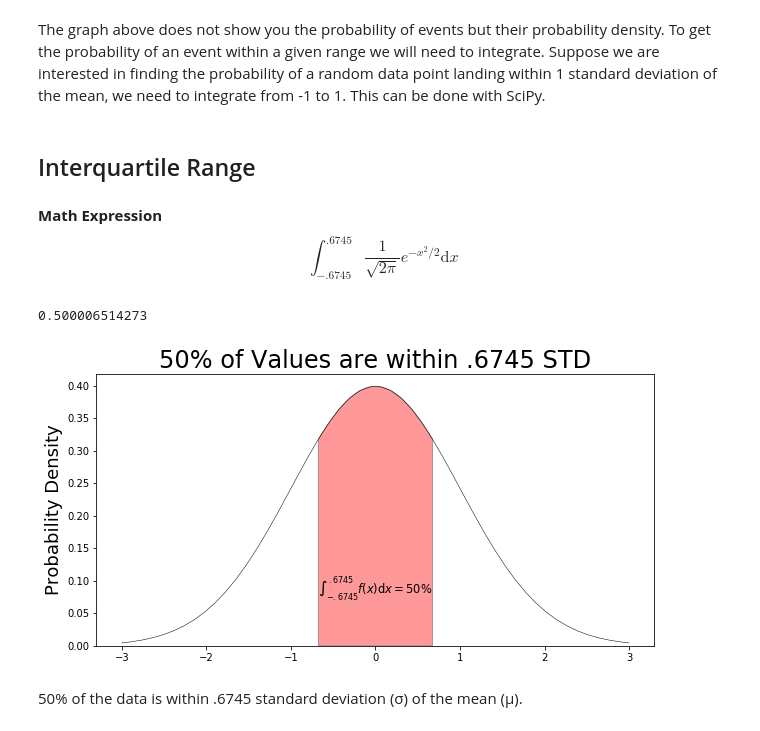
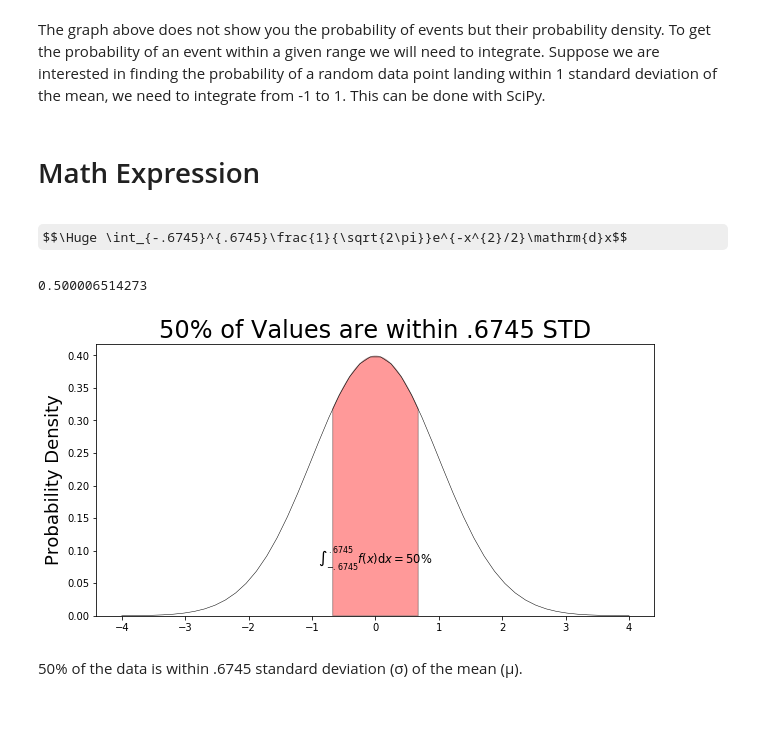
Before and after one commit to mGalarnyk/Python_Tutorials, a Jupyter notebook: Statistics/box_plot.ipynb, the cells around one changed output. Cells and saved outputs as stored; diff of their text form; code cells hidden in the pictures; some formulas as TeX source.

```diff
--- a/Statistics/box_plot.ipynb
+++ b/Statistics/box_plot.ipynb
@@ -394,10 +394,10 @@ ax.set_ylabel('Probability Density', size = 20);
 [figure]
 # %% [markdown]
 The graph above does not show you the probability of events but their probability density. To get the probability of an event within a given range we will need to integrate. Suppose we are interested in finding the probability of a random data point landing within 1 standard deviation of the mean, we need to integrate from -1 to 1. This can be done with SciPy.
-# %% [markdown]
-## Interquartile Range
+# %% [markdown]
+# Math Expression
 # %% [markdown]
-<b>Math Expression</b> $$\int_{-.6745}^{.6745}\frac{1}{\sqrt{2\pi}}e^{-x^{2}/2}\mathrm{d}x$$
+$$\Huge \int_{-.6745}^{.6745}\frac{1}{\sqrt{2\pi}}e^{-x^{2}/2}\mathrm{d}x$$
 # %%
 # Make a PDF for the normal distribution a function
 def normalProbabilityDensity(x):
@@ -405,35 +405,38 @@ def normalProbabilityDensity(x):
     return(constant * np.exp((-x**2) / 2.0) )
 
 # Integrate PDF from -.6745 to .6745
-result_50p, _ = quad(normalProbabilityDensity, -.6745, .6745, limit = 1000)
+result_50p, _ = quad(normalProbabilityDensity,
+                     -.6745,
+                     .6745,
+                     limit = 1000)
 print(result_50p)
 # %% [output]
 0.500006514273
 # %%
 a, b = -.6745, .6745 # integral limits
 
-x = np.linspace(-3, 3)
+x = np.linspace(-4, 4)
 y = normalProbabilityDensity(x)
 
 fig, ax = plt.subplots(figsize=(10, 5))
 ax.plot(x, y, 'k', linewidth=.5)
 ax.set_ylim(ymin=0)
 
 # Make the shaded region
 ix = np.linspace(a, b)
 iy = normalProbabilityDensity(ix)
 verts = [(a, 0)] + list(zip(ix, iy)) + [(b, 0)]
 poly = Polygon(verts, facecolor='red', edgecolor='0.2', alpha = .4)
 ax.add_patch(poly);
 
 ax.text(0, .08, r"$\int_{-.6745}^{.6745}f(x)\mathrm{d}x=$" + "{0:.0f}%".format(result_50p*100),
          horizontalalignment='center', fontsize=11.5);
 
 ax.set_title(r'50% of Values are within .6745 STD', fontsize = 24);
 ax.set_ylabel(r'Probability Density', fontsize = 18);
 
 fig.savefig('images/interquartileRange.png', dpi = 1200)
 # %% [output]
-[figure, old version]
+[figure, new version]
 # %% [markdown]
 50% of the data is within .6745 standard deviation (σ) of the mean (μ).
```
Also changed, not shown: parts of 2 cells of this notebook, 5 other files.
